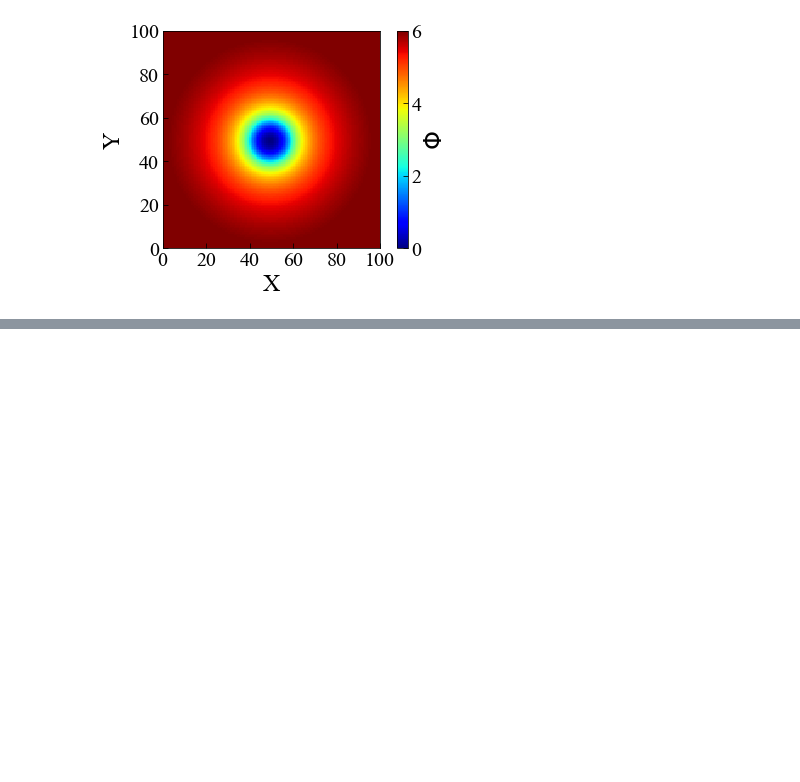
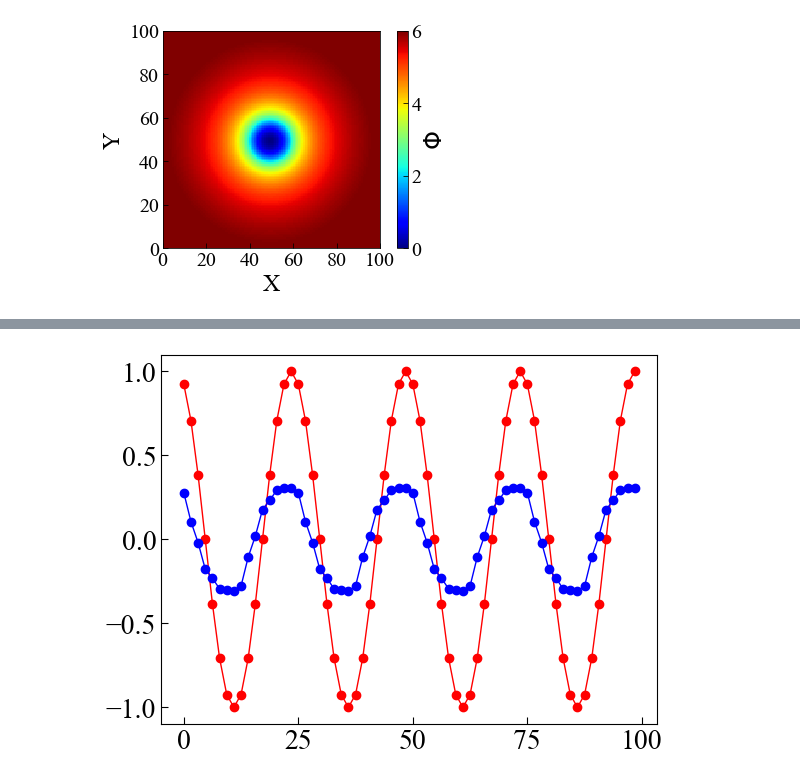
Before and after one commit to maedarn/code_tohoku, a Jupyter notebook: py/plot3Dto2D .ipynb, the cells around one changed output, grey strips where cells are left out. Cells and saved outputs as stored; diff of their text form; code cells hidden in the pictures; blank space fills up the shorter version.

```diff
--- a/py/plot3Dto2D .ipynb
+++ b/py/plot3Dto2D .ipynb
@@ -81,13 +81,13 @@ plt.show()
 i = 1
 nmesh=64.0
 #dir1  = '/Users/maedarn/Dropbox/analysis/cluster formation by HI cloud collision/multipole/test-dist/d0100/'
-dir1  = '/Users/maedarn/Dropbox/analysis/gravity solver/telegraph/test-tel/wv-propagation/x064/'
+dir1  = '/Users/maedarn/Dropbox/analysis/gravity_solver/telegraph/test-tel/wv-propagation/pfm064x/'
 
 folder1="Phiwv"  #+ str(np.int(sample_frequency))
 folder2="Phiexa"  #+ str(np.int(sample_frequency))
 
 #h5file1 = h5py.File(dir1+'NNNAllHDF'+"%03.f"%(i)+'.h5',"r")
-with h5py.File(dir1+'NNNAllHDF'+"%03.f"%(i)+'.h5',"r") as f:
+with h5py.File(dir1+'QAllHDF'+"%03.f"%(i)+'.h5',"r") as f:
 
 
 #データ読み込み
@@ -104,7 +104,7 @@ with h5py.File(dir1+'NNNAllHDF'+"%03.f"%(i)+'.h5',"r") as f:
     data02=Phiexa1[:,:,1]
 
 
-with h5py.File(dir1+'NNNAllHDF'+"%03.f"%(i+10)+'.h5',"r") as f1:
+with h5py.File(dir1+'QAllHDF'+"%03.f"%(i+10)+'.h5',"r") as f1:
 
     Phiwv1to1n= f1[folder1+"/Phiwv1"]
     Phiexa1n = f1[folder2+"/Phiexa"]
@@ -178,7 +177,0 @@ plt.show()
-# %%
-with h5py.File('example.h5', 'r') as f:
-    # データセットの取得
-    dataset = f['/path/to/dataset']
-
-    # データの読み込み
-    data = dataset[()]
@@ -186,0 +281,85 @@ FileNotFoundError: [Errno 2] Unable to open file (unable to open file: name = 'e
+# %%
+i = 1
+nmesh=64.0
+n_nxt=2
+#dir1  = '/Users/maedarn/Dropbox/analysis/cluster formation by HI cloud collision/multipole/test-dist/d0100/'
+dir1  = '/Users/maedarn/Dropbox/analysis/gravity_solver/telegraph/test-tel/wv-propagation/pfm064x/'
+
+folder1="Phiwv"  #+ str(np.int(sample_frequency))
+folder2="Phigrdwv"  #+ str(np.int(sample_frequency))
+
+#h5file1 = h5py.File(dir1+'NNNAllHDF'+"%03.f"%(i)+'.h5',"r")
+with h5py.File(dir1+'QAllHDF'+"%03.f"%(i)+'.h5',"r") as f:
+
+
+#データ読み込み
+#Phiwv1to1  = h5file1[folder1+"/Phiwv1"].value
+#Phiexa1 = h5file1[folder2+"/Rho"].value
+
+    Phiwv1to1= f[folder1+"/Phiwv1"]
+    Phiexa1 = f[folder2+"/Phigrdwv1"]
+
+    data01_3D= Phiwv1to1[()]
+    data02_3D=Phiexa1[()]
+
+    data01=Phiwv1to1[:,:,1]
+    data02=Phiexa1[:,:,1]
+
+    data01_1D=Phiwv1to1[:,1,1]
+    data02_1D=Phiexa1[:,1,1]
+
+
+with h5py.File(dir1+'QAllHDF'+"%03.f"%(i+n_nxt)+'.h5',"r") as f1:
+
+    Phiwv1to1n= f1[folder1+"/Phiwv1"]
+    Phiexa1n = f1[folder2+"/Phigrdwv1"]
+
+    data01_3Dn= Phiwv1to1n[()]
+    data02_3Dn=Phiexa1n[()]
+
+    data01n=Phiwv1to1n[:,:,1]
+    data02n=Phiexa1n[:,:,1]
+
+    data01n_1D=Phiwv1to1n[:,1,1]
+    data02n_1D=Phiexa1n[:,1,1]
+
+m1=np.max(data01)
+m2=np.max(data02)
+
+data=data01-data02
+data=data-m1+m2
+
+datan=data01-data01n
+
+fig = plt.figure()
+ax = fig.add_subplot(111)
+#fig.subplots_adjust(bottom=0, left=0, top=1, right=1)
+
+plt.rcParams["font.family"] = "Times New Roman"      #全体のフォントを設定
+plt.rcParams["xtick.direction"] = "in"               #x軸の目盛線が内向き('in')か外向き('out')か双方向か('inout')
+plt.rcParams["ytick.direction"] = "in"               #y軸の目盛線が内向き('in')か外向き('out')か双方向か('inout')
+plt.rcParams["xtick.major.size"] = 5                #x軸主目盛り線の長さ
+plt.rcParams["ytick.major.size"] = 5                #y軸主目盛り線の長さ
+plt.rcParams["font.size"] = 20                       #フォントの大きさ
+
+
+x = np.arange(0.0, 100, 100.0/nmesh)
+print(x)
+length = len(x)
+print(length)
+
+plt.plot(x,data01_1D,marker="o",color='red', linewidth = 1)
+plt.plot(x,data01n_1D,marker="o",color='blue', linewidth = 1)
+
+
+
+#pp = PdfPages('/Users/maeda/Desktop/phi'+"%03.f"%(i)+'.pdf')
+pp = PdfPages('/Users/maedarn/Desktop/phierr.pdf')
+# 画像をPDFとして保存する
+pp.savefig(fig, bbox_inches='tight')
+# PDFの保存終了
+pp.close()
+
+
+plt.show()
+# %% [output]
@@ -186,0 +375 @@ FileNotFoundError: [Errno 2] Unable to open file (unable to open file: name = 'e
+[figure, added]
```
Also changed, not shown: parts of 4 cells of this notebook, 4 other files.
